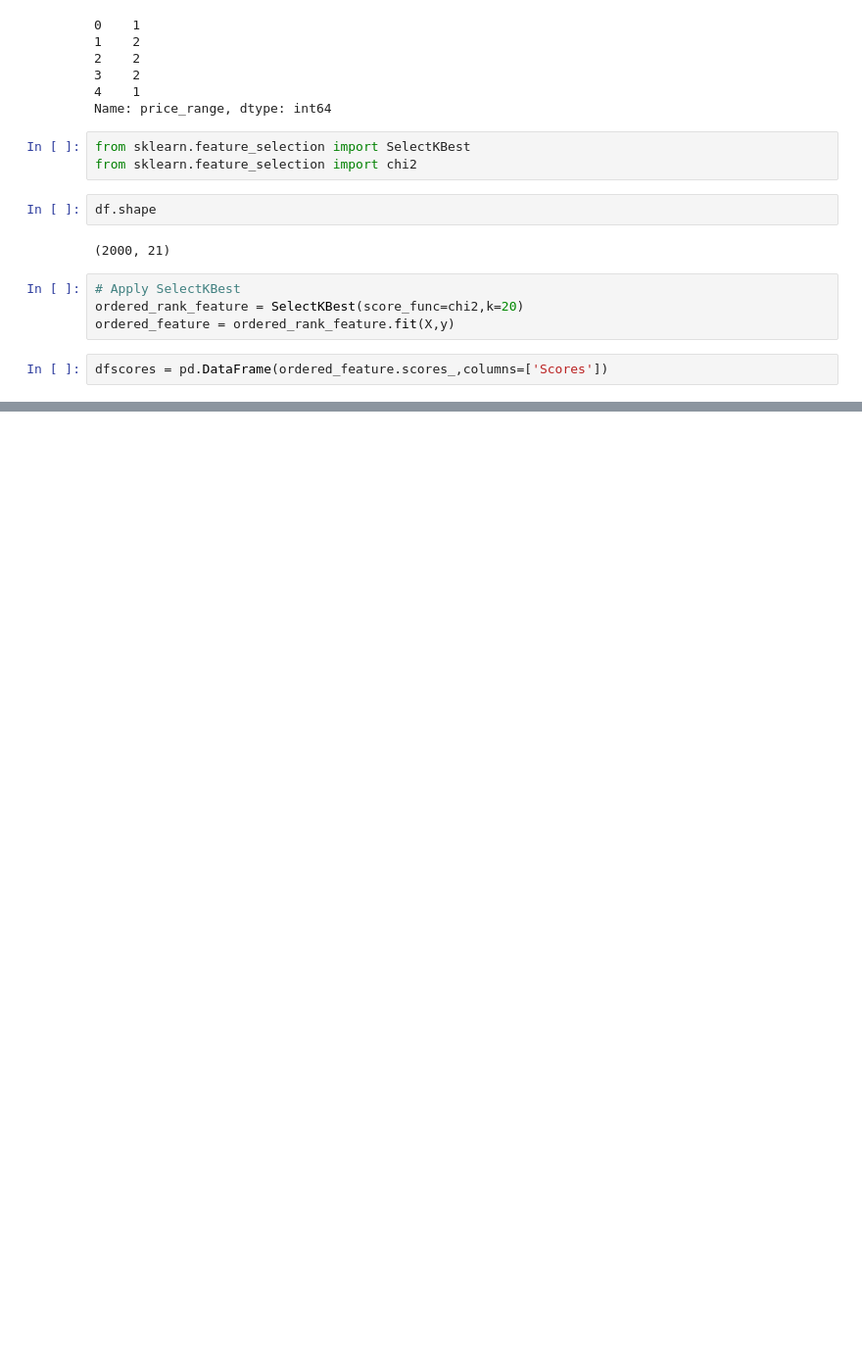
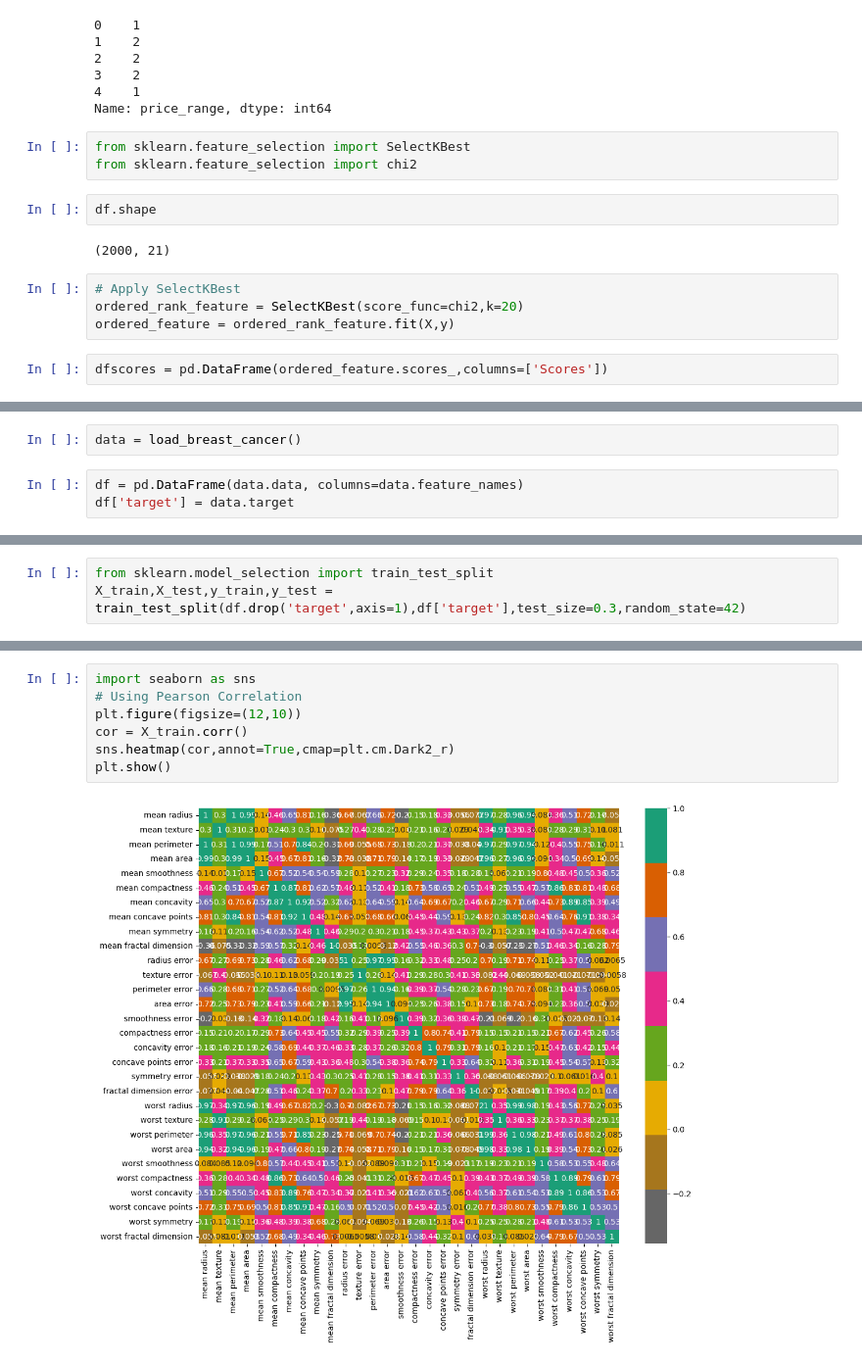
Before and after one commit to Tarun-nagpal07/feature_engineering, a Jupyter notebook: Feature_Selection.ipynb, the cells around one changed output, grey strips where cells are left out. Shown at 98% size. Cells and saved outputs as stored; diff of their text form; blank space fills up the shorter version.

```diff
--- a/Feature_Selection.ipynb
+++ b/Feature_Selection.ipynb
@@ -49,0 +400,5 @@ dfscores = pd.DataFrame(ordered_feature.scores_,columns=['Scores'])
+# %%
+data = load_breast_cancer()
+# %%
+df = pd.DataFrame(data.data, columns=data.feature_names)
+df['target'] = data.target
@@ -49,0 +468,3 @@ dfscores = pd.DataFrame(ordered_feature.scores_,columns=['Scores'])
+# %%
+from sklearn.model_selection import train_test_split
+X_train,X_test,y_train,y_test = train_test_split(df.drop('target',axis=1),df['target'],test_size=0.3,random_state=42)
@@ -49,0 +488,9 @@ dfscores = pd.DataFrame(ordered_feature.scores_,columns=['Scores'])
+# %%
+import seaborn as sns
+# Using Pearson Correlation
+plt.figure(figsize=(12,10))
+cor = X_train.corr()
+sns.heatmap(cor,annot=True,cmap=plt.cm.Dark2_r)
+plt.show()
+# %% [output]
+[figure, added]
```
Also changed, not shown: parts of 63 cells of this notebook, 13 other files.
